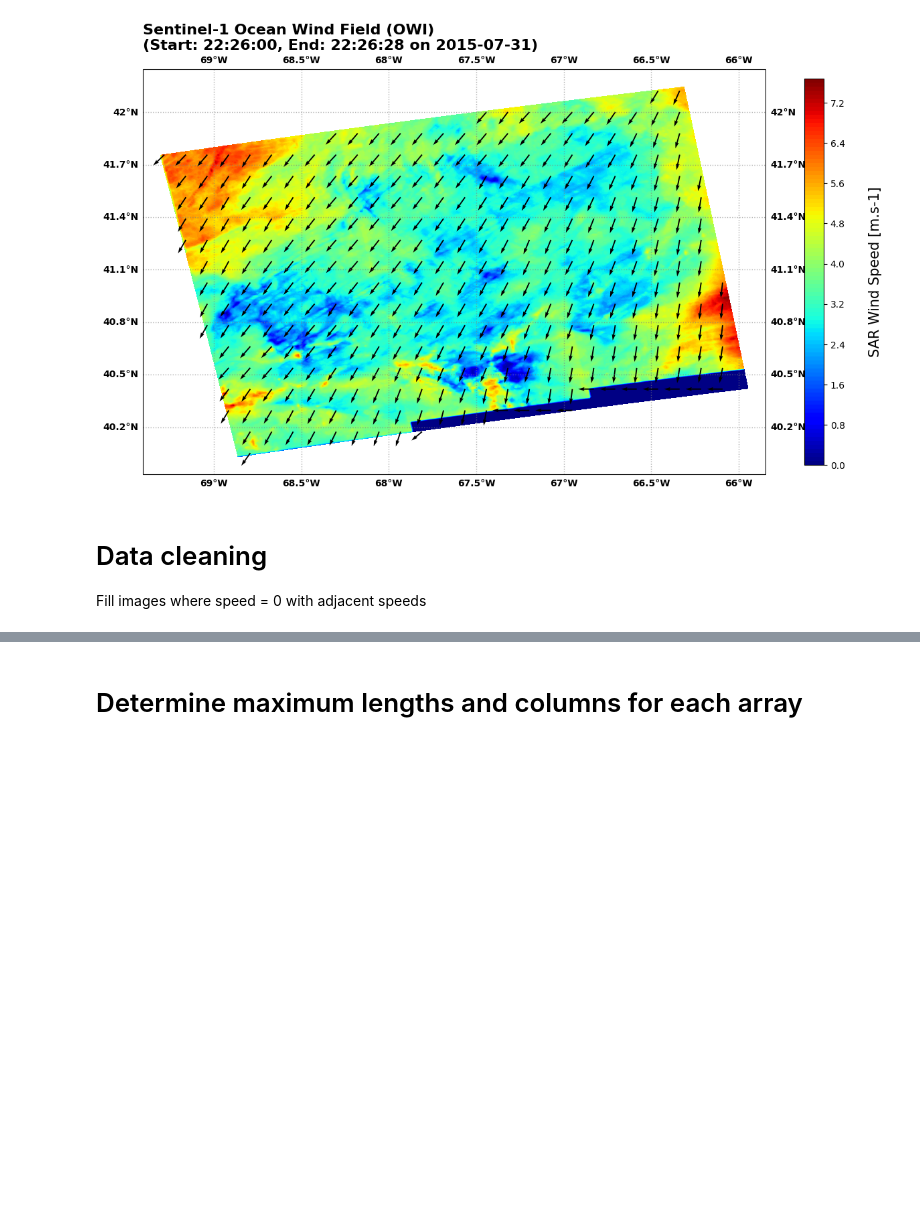
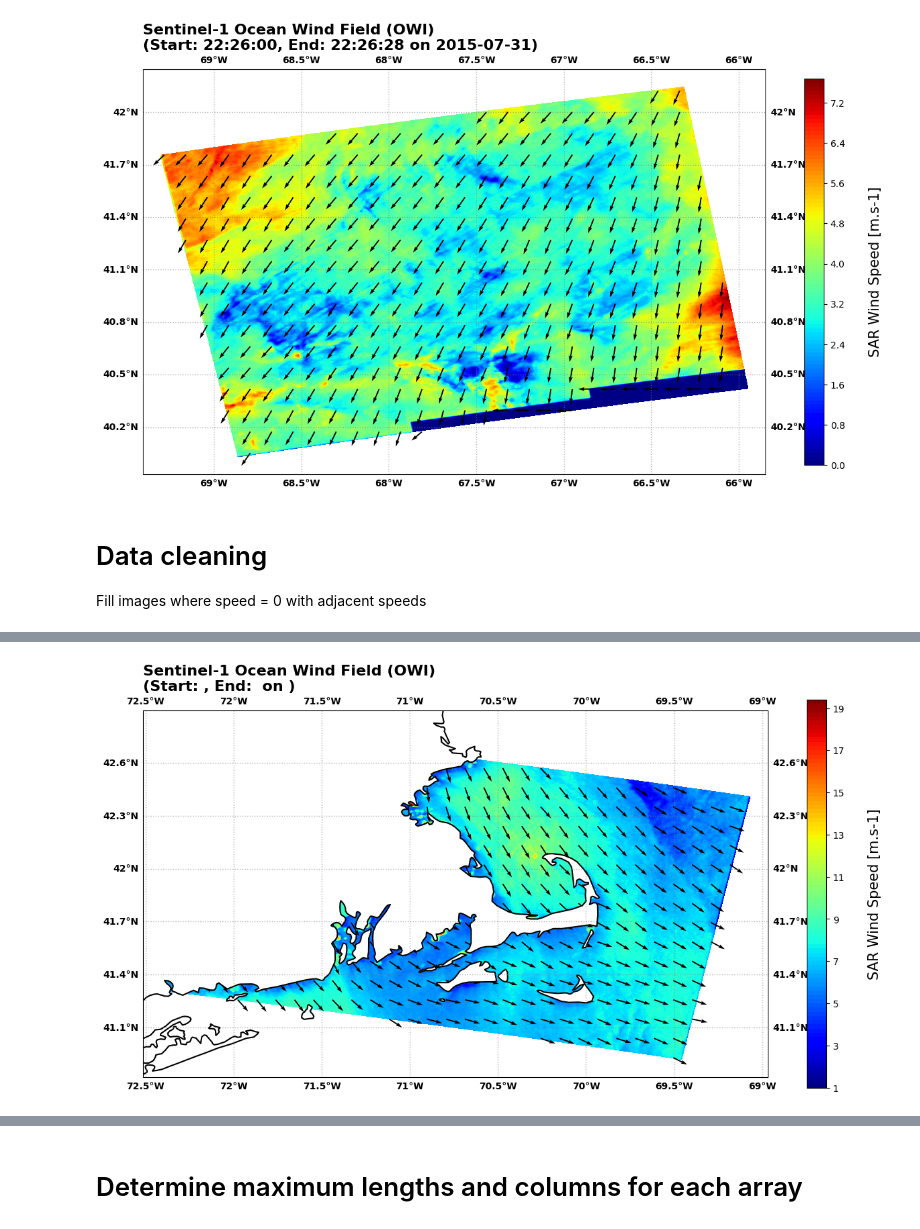
Before and after one commit to noriegamonsc1/Offshore-Wind-Research-2024-2025, a Jupyter notebook: notebooks/data_exploration/Numpy_arrays_Unsupervised_ML.ipynb, the cells around one changed output, grey strips where cells are left out. Drawn from its saved outputs; the diff is of its cells as text; code cells hidden in the pictures; blank space fills up the shorter version.

```diff
--- a/notebooks/data_exploration/Numpy_arrays_Unsupervised_ML.ipynb
+++ b/notebooks/data_exploration/Numpy_arrays_Unsupervised_ML.ipynb
@@ -131,3 +296,8 @@ array([[4.5013256, 6.1788177, 6.248541 , ..., 5.38965  , 5.387346 ,
+# %%
+test = filled_speed, filled_direction, sample_data_cleaning[2], sample_data_cleaning[3]
+plot_wind_field_by_arrays(test)
+# %% [output]
+[figure, added]
 # %%
 '''
 5. Verify Results
```
Also changed, not shown: parts of 18 cells of this notebook.
